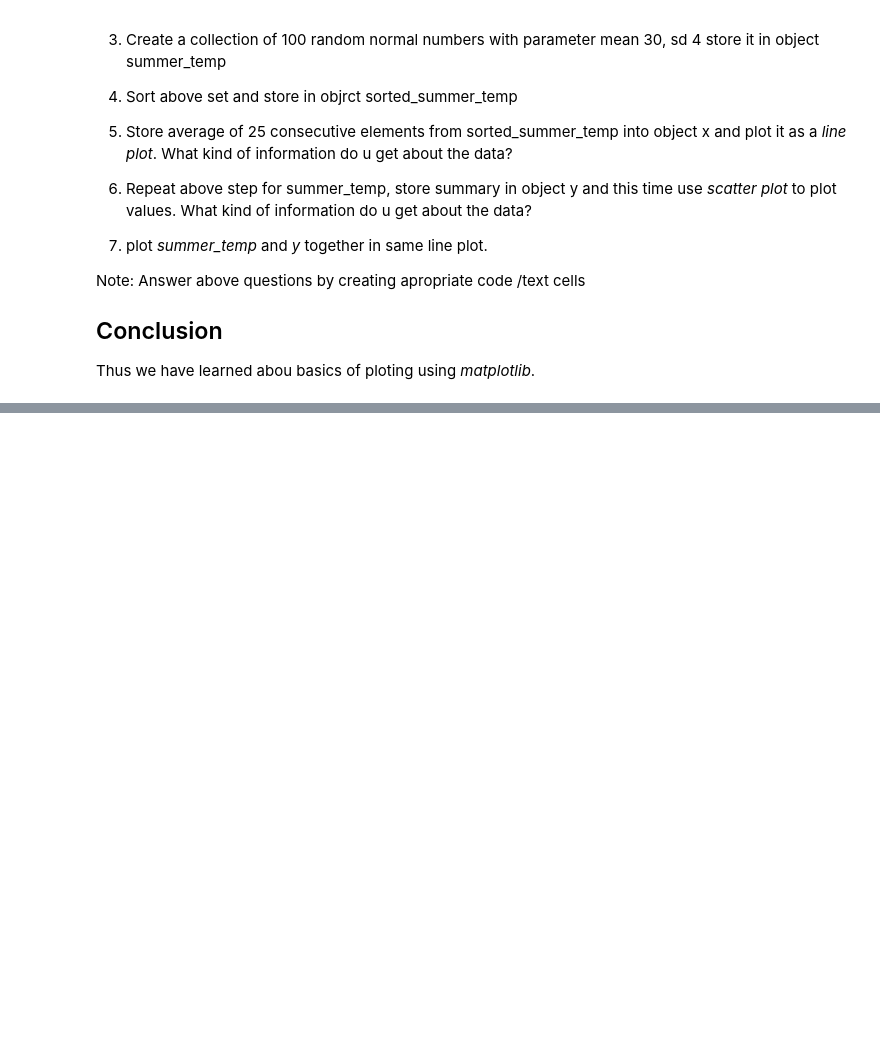
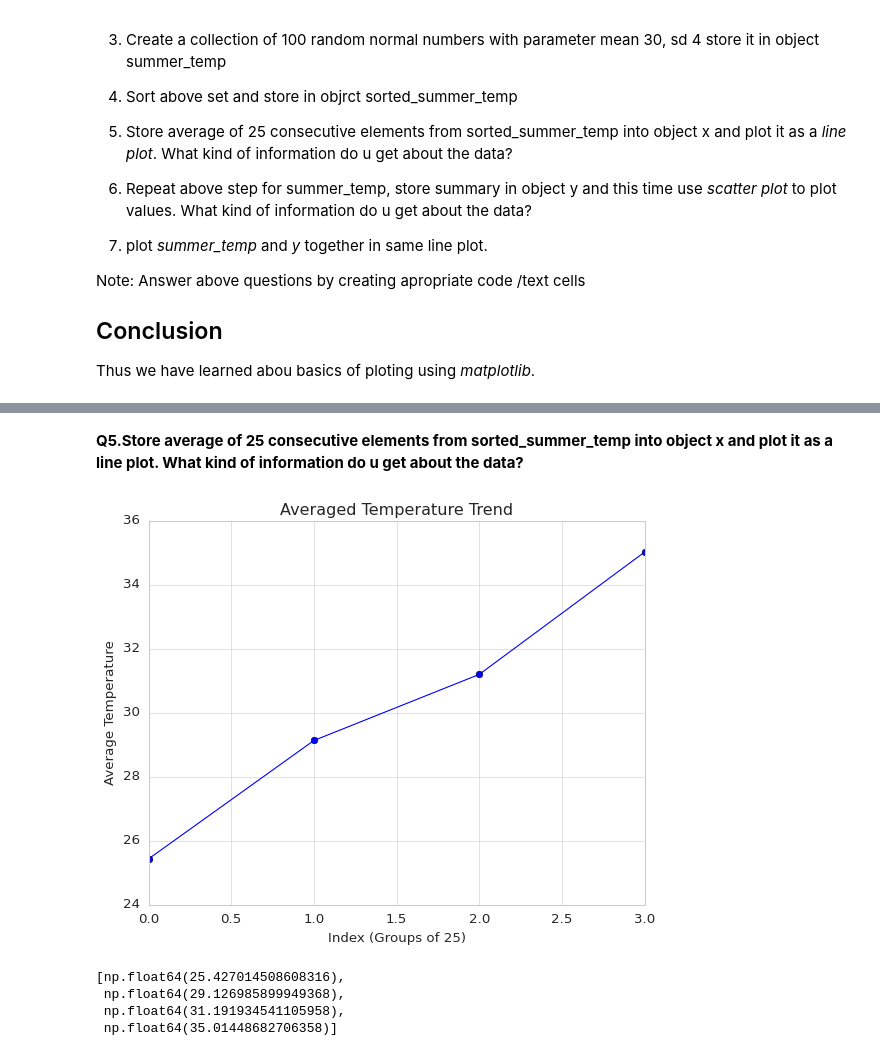
Before and after one commit to Rohan-cherkar/Devops, a Jupyter notebook: experiment03_ploting.ipynb, the cells around one changed output, grey strips where cells are left out. Drawn from its saved outputs; the diff is of its cells as text; code cells hidden in the pictures; blank space fills up the shorter version.

```diff
--- a/experiment03_ploting.ipynb
+++ b/experiment03_ploting.ipynb
@@ -324,0 +371,24 @@ Thus we have learned abou basics of ploting using *matplotlib*.
+# %% [markdown]
+<b>Q5.Store average of 25 consecutive elements from sorted_summer_temp into object x and plot it as a line plot. What kind of information do u get about the data?</b>
+# %%
+import matplotlib.pyplot as plt
+
+# Computing the average of every 25 consecutive elements
+x = [np.mean(sorted_summer_temp[i:i+25]) for i in range(0, len(sorted_summer_temp), 25)]
+
+# Plotting the data as a line plot
+plt.plot(x, marker='o', linestyle='-')
+plt.xlabel('Index (Groups of 25)')
+plt.ylabel('Average Temperature')
+plt.title('Averaged Temperature Trend')
+plt.grid(True)
+plt.show()
+
+# Returning the computed averages for reference
+x
+# %% [output]
+[figure, added]
+[np.float64(25.427014508608316),
+ np.float64(29.126985899949368),
+ np.float64(31.191934541105958),
+ np.float64(35.01448682706358)]
```
Also changed, not shown: parts of 13 cells of this notebook.
